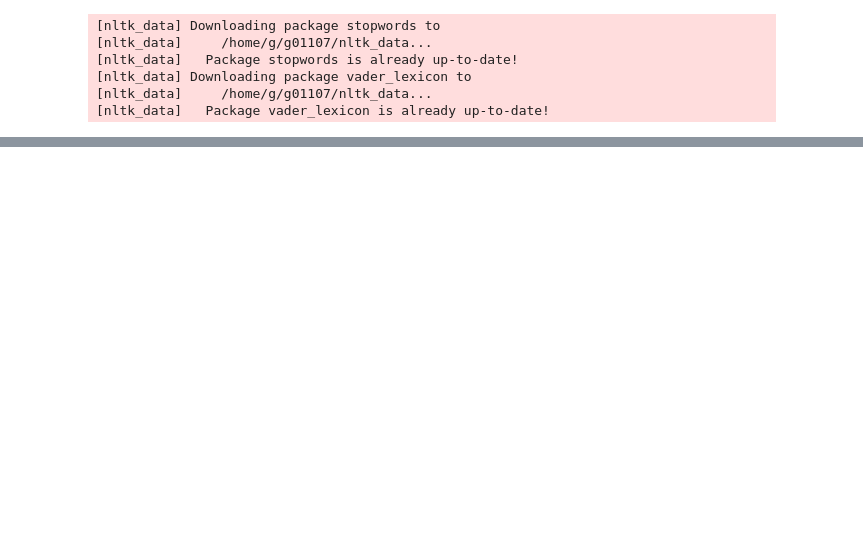
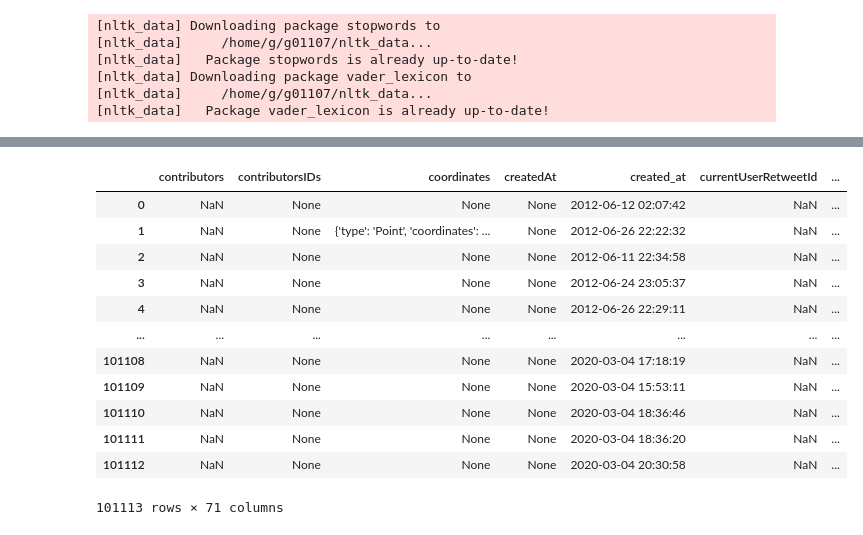
Before and after one commit to acpedersen/REU-2021, a Jupyter notebook: collect-tweets.ipynb, the cells around one changed output, grey strips where cells are left out. Drawn from its saved outputs; the diff is of its cells as text; code cells hidden in the pictures; blank space fills up the shorter version.

```diff
--- a/collect-tweets.ipynb
+++ b/collect-tweets.ipynb
@@ -42,0 +88,17 @@ import itertools
+# %%
+full_df = pd.read_json("./Trec_data/full_comb_labeled.json", orient='records',lines=True)
+full_df
+# %% [output]
+|  | contributors | contributorsIDs | coordinates | createdAt | created_at | currentUserRetweetId | ... |
+| 0 | NaN | None | None | None | 2012-06-12 02:07:42 | NaN | ... |
+| 1 | NaN | None | {'type': 'Point', 'coordinates': ... | None | 2012-06-26 22:22:32 | NaN | ... |
+| 2 | NaN | None | None | None | 2012-06-11 22:34:58 | NaN | ... |
+| 3 | NaN | None | None | None | 2012-06-24 23:05:37 | NaN | ... |
+| 4 | NaN | None | None | None | 2012-06-26 22:29:11 | NaN | ... |
+| ... | ... | ... | ... | ... | ... | ... | ... |
+| 101108 | NaN | None | None | None | 2020-03-04 17:18:19 | NaN | ... |
+| 101109 | NaN | None | None | None | 2020-03-04 15:53:11 | NaN | ... |
+| 101110 | NaN | None | None | None | 2020-03-04 18:36:46 | NaN | ... |
+| 101111 | NaN | None | None | None | 2020-03-04 18:36:20 | NaN | ... |
+| 101112 | NaN | None | None | None | 2020-03-04 20:30:58 | NaN | ... |
+101113 rows × 71 columns
```
Also changed, not shown: parts of 30 cells of this notebook.
